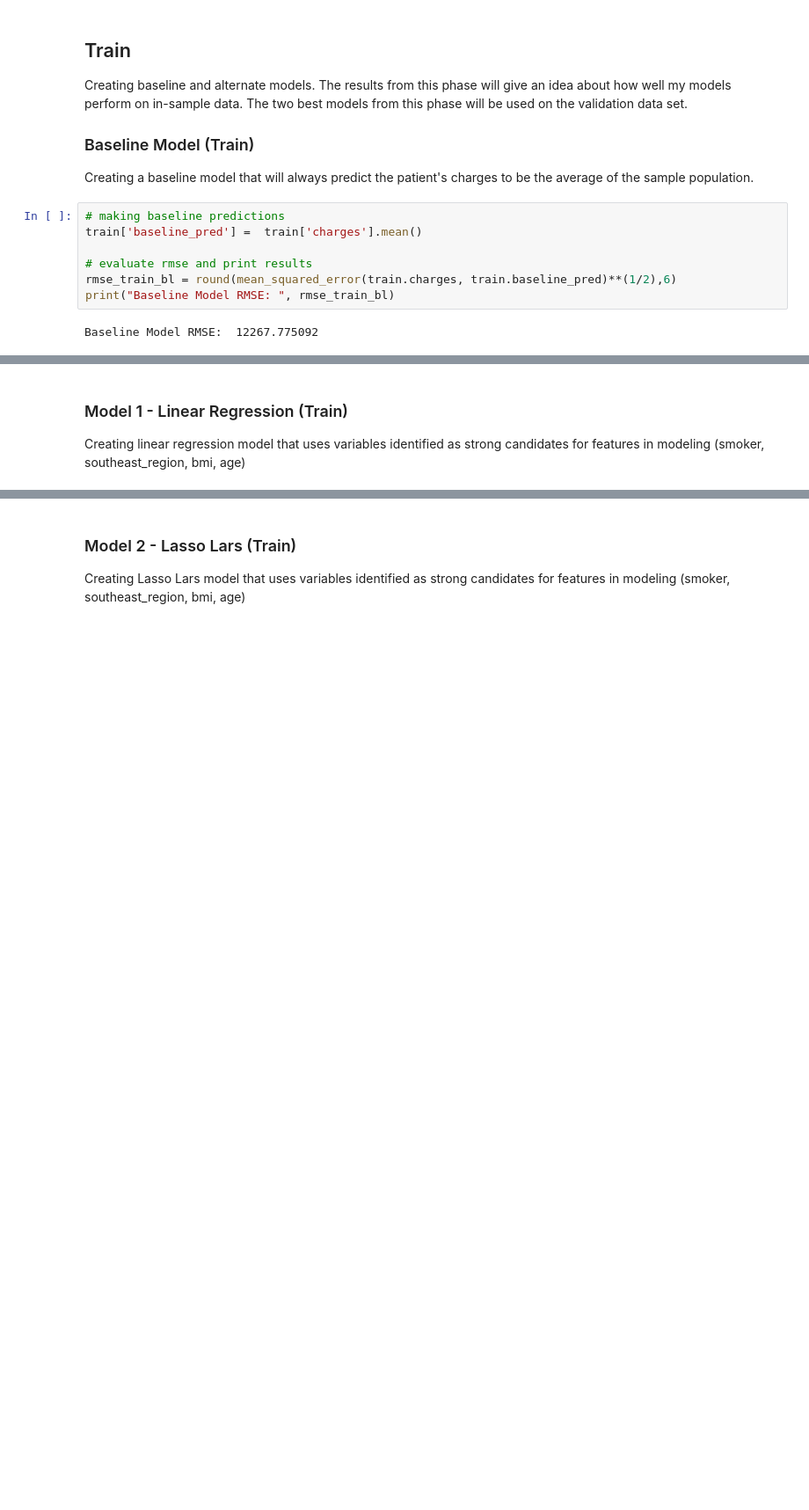
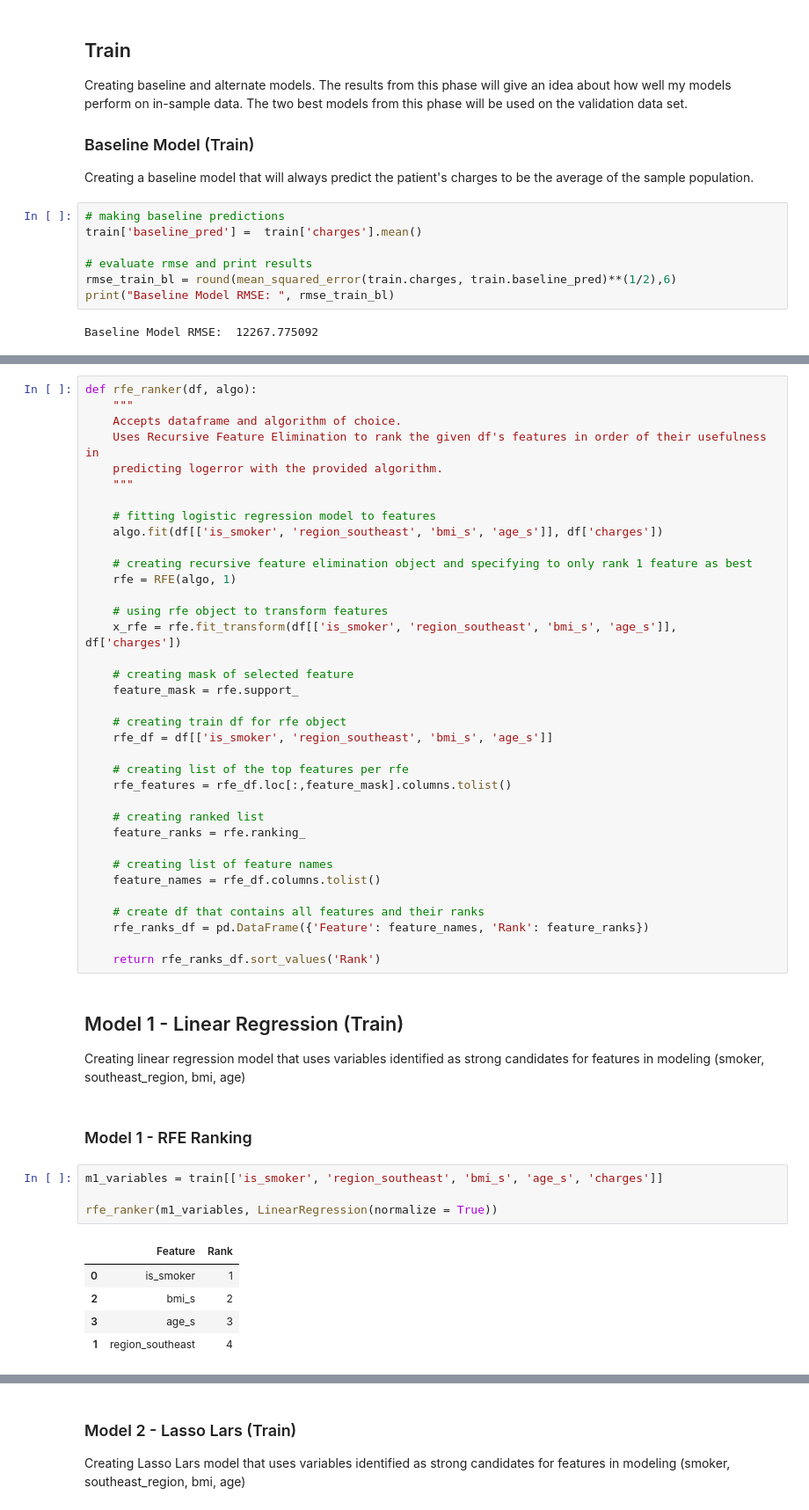
Before and after one commit to SamuelD-Data/medical_cost_project, a Jupyter notebook: medical_insurance_charges_notebook.ipynb, the cells around one changed output, grey strips where cells are left out. Shown: that part at 88% size. Saved outputs shown, nothing was run; the diff lists cells and outputs as text; blank space fills up the shorter version.

Commit message:
added RFE function, added RFE section to model 1

```diff
--- a/medical_insurance_charges_notebook.ipynb
+++ b/medical_insurance_charges_notebook.ipynb
@@ -591,3 +595,51 @@ Baseline Model RMSE:  12267.775092
+# %%
+def rfe_ranker(df, algo):
+    """
+    Accepts dataframe and algorithm of choice.
+    Uses Recursive Feature Elimination to rank the given df's features in order of their usefulness in
+    predicting logerror with the provided algorithm.
+    """
+
+    # fitting logistic regression model to features
+    algo.fit(df[['is_smoker', 'region_southeast', 'bmi_s', 'age_s']], df['charges'])
+
+    # creating recursive feature elimination object and specifying to only rank 1 feature as best
+    rfe = RFE(algo, 1)
+
+    # using rfe object to transform features
+    x_rfe = rfe.fit_transform(df[['is_smoker', 'region_southeast', 'bmi_s', 'age_s']], df['charges'])
+
+    # creating mask of selected feature
+    feature_mask = rfe.support_
+
+    # creating train df for rfe object
+    rfe_df = df[['is_smoker', 'region_southeast', 'bmi_s', 'age_s']]
+
+    # creating list of the top features per rfe
+    rfe_features = rfe_df.loc[:,feature_mask].columns.tolist()
+
+    # creating ranked list
+    feature_ranks = rfe.ranking_
+
+    # creating list of feature names
+    feature_names = rfe_df.columns.tolist()
+
+    # create df that contains all features and their ranks
+    rfe_ranks_df = pd.DataFrame({'Feature': feature_names, 'Rank': feature_ranks})
+
+    return rfe_ranks_df.sort_values('Rank')
 # %% [markdown]
-### Model 1 - Linear Regression (Train)
+## Model 1 - Linear Regression (Train)
 Creating linear regression model that uses variables identified as strong candidates for features in modeling (smoker, southeast_region, bmi, age)
+# %% [markdown]
+### Model 1 - RFE Ranking
+# %%
+m1_variables = train[['is_smoker', 'region_southeast', 'bmi_s', 'age_s', 'charges']]
+
+rfe_ranker(m1_variables, LinearRegression(normalize = True))
+# %% [output]
+|  | Feature | Rank |
+| 0 | is_smoker | 1 |
+| 2 | bmi_s | 2 |
+| 3 | age_s | 3 |
+| 1 | region_southeast | 4 |
```
Also changed, not shown: parts of 15 cells of this notebook.
